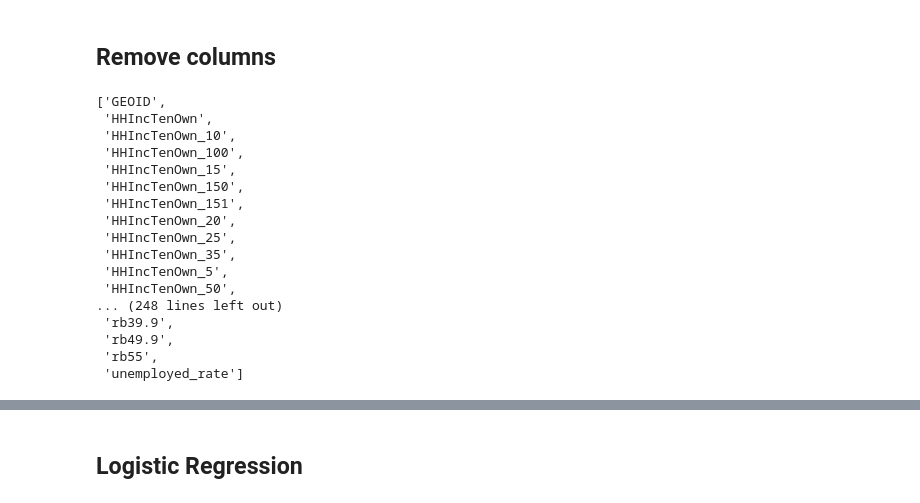
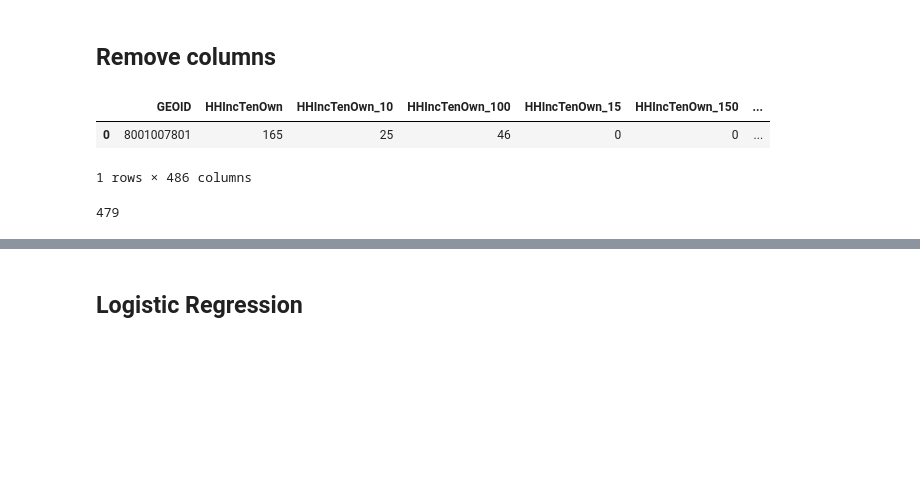
Before and after one commit to jearcher/project-home, a Jupyter notebook: code/colab_notebooks/main_capstone_modeling.ipynb, the cells around one changed output, grey strips where cells are left out. Cells and saved outputs as stored; diff of their text form; code cells hidden in the pictures; blank space fills up the shorter version.

```diff
--- a/code/colab_notebooks/main_capstone_modeling.ipynb
+++ b/code/colab_notebooks/main_capstone_modeling.ipynb
@@ -99 +140,7 @@ labeled_data = df[df.columns.drop(list(df.filter(regex='Crude95CI')))]
+# %%
+labeled_data.head(1)
+# %% [output]
+|  | GEOID | HHIncTenOwn | HHIncTenOwn_10 | HHIncTenOwn_100 | HHIncTenOwn_15 | HHIncTenOwn_150 | ... |
+| 0 | 8001007801 | 165 | 25 | 46 | 0 | 0 | ... |
+1 rows × 486 columns
 # %%
@@ -101,25 +148,9 @@ unwanted_features = ['ev_label', 'ev_rate', 'ord_bin', 'Under 2%', '2%-5%', 'Ove
 
 full_features = [col for col in labeled_data.columns.to_list() if col not in unwanted_features]
-# %%
-full_features
-# %% [output]
-['GEOID',
- 'HHIncTenOwn',
- 'HHIncTenOwn_10',
- 'HHIncTenOwn_100',
- 'HHIncTenOwn_15',
- 'HHIncTenOwn_150',
- 'HHIncTenOwn_151',
- 'HHIncTenOwn_20',
- 'HHIncTenOwn_25',
- 'HHIncTenOwn_35',
- 'HHIncTenOwn_5',
- 'HHIncTenOwn_50',
-... (248 lines left out)
- 'rb39.9',
- 'rb49.9',
- 'rb55',
- 'unemployed_rate']
+# %%
+len(full_features)
+# %% [output]
+479
 # %%
 len(labeled_data.columns.to_list())
 # %% [output]
```
Also changed, not shown: parts of 69 cells of this notebook, 3 other files.
